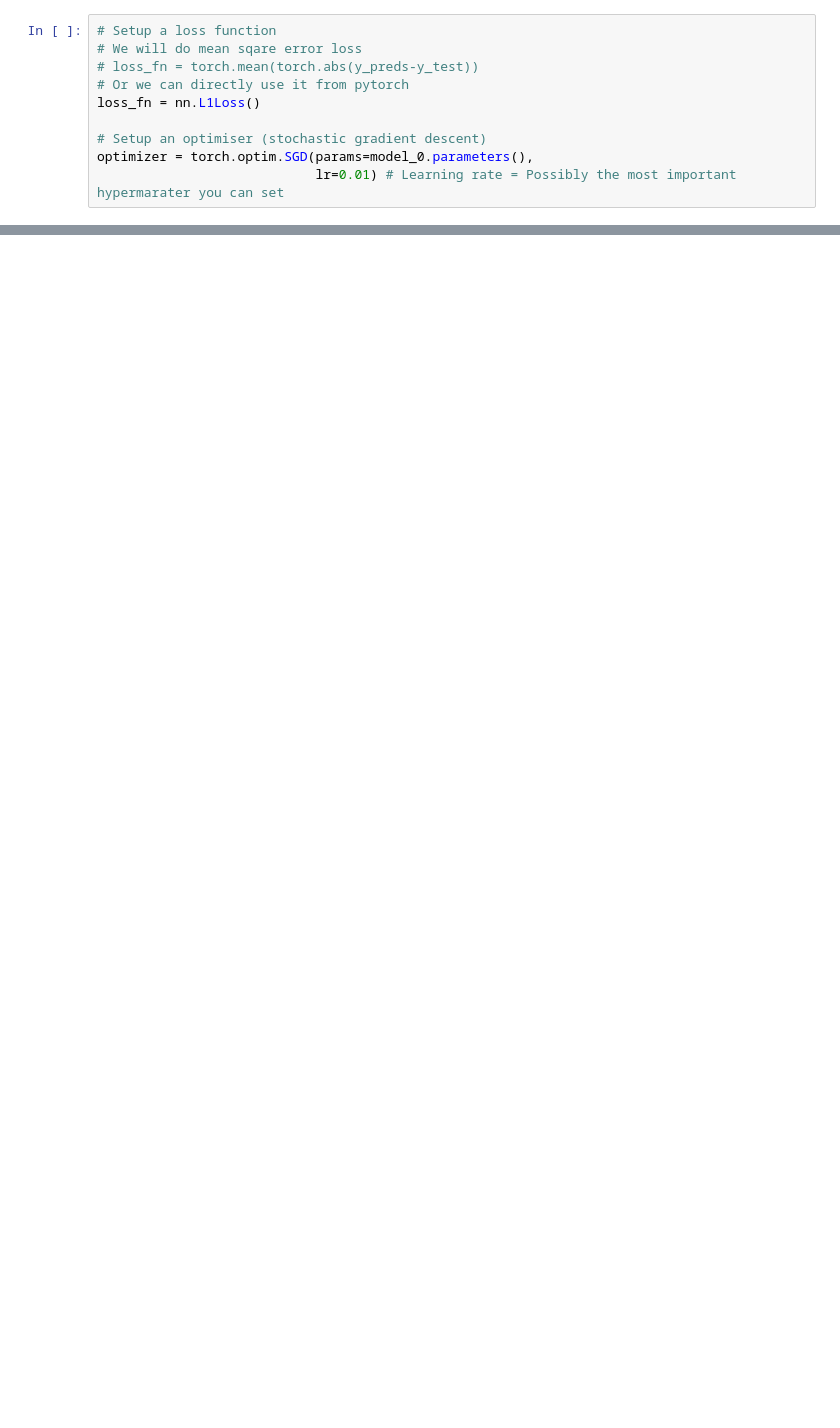
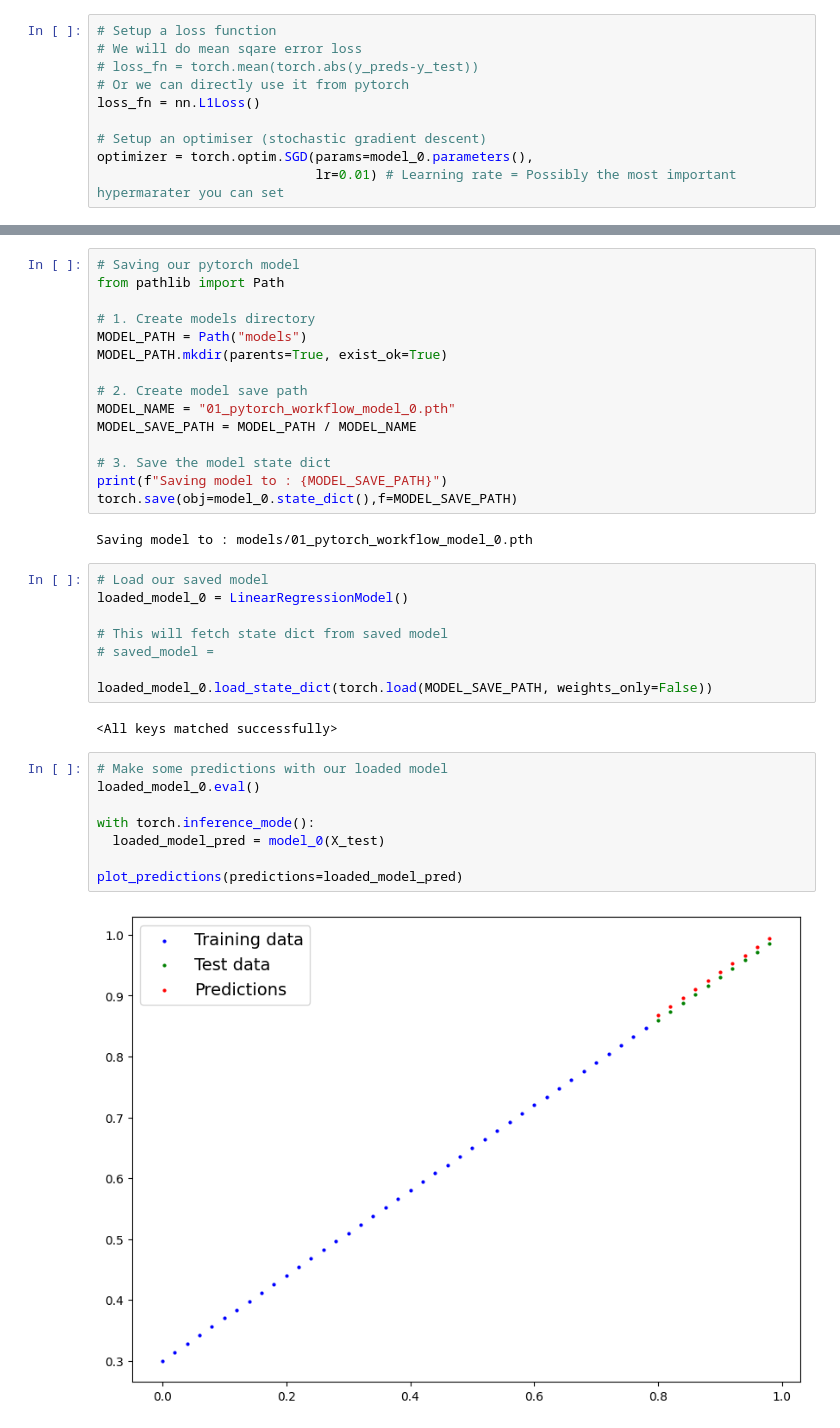
Before and after one commit to abhishek-marathe04/learning-pytorch, a Jupyter notebook: 01_pytorch_workflow.ipynb, the cells around one changed output, grey strips where cells are left out. Drawn from its saved outputs; the diff is of its cells as text; blank space fills up the shorter version.

```diff
--- a/01_pytorch_workflow.ipynb
+++ b/01_pytorch_workflow.ipynb
@@ -293,0 +517,37 @@ optimizer = torch.optim.SGD(params=model_0.parameters(),
+# %%
+# Saving our pytorch model
+from pathlib import Path
+
+# 1. Create models directory
+MODEL_PATH = Path("models")
+MODEL_PATH.mkdir(parents=True, exist_ok=True)
+
+# 2. Create model save path
+MODEL_NAME = "01_pytorch_workflow_model_0.pth"
+MODEL_SAVE_PATH = MODEL_PATH / MODEL_NAME
+
+# 3. Save the model state dict
+print(f"Saving model to : {MODEL_SAVE_PATH}")
+torch.save(obj=model_0.state_dict(),f=MODEL_SAVE_PATH)
+# %% [output]
+Saving model to : models/01_pytorch_workflow_model_0.pth
+# %%
+# Load our saved model
+loaded_model_0 = LinearRegressionModel()
+
+# This will fetch state dict from saved model
+# saved_model =
+
+loaded_model_0.load_state_dict(torch.load(MODEL_SAVE_PATH, weights_only=False))
+# %% [output]
+<All keys matched successfully>
+# %%
+# Make some predictions with our loaded model
+loaded_model_0.eval()
+
+with torch.inference_mode():
+  loaded_model_pred = model_0(X_test)
+
+plot_predictions(predictions=loaded_model_pred)
+# %% [output]
+[figure, added]
```
Also changed, not shown: parts of 29 cells of this notebook.
